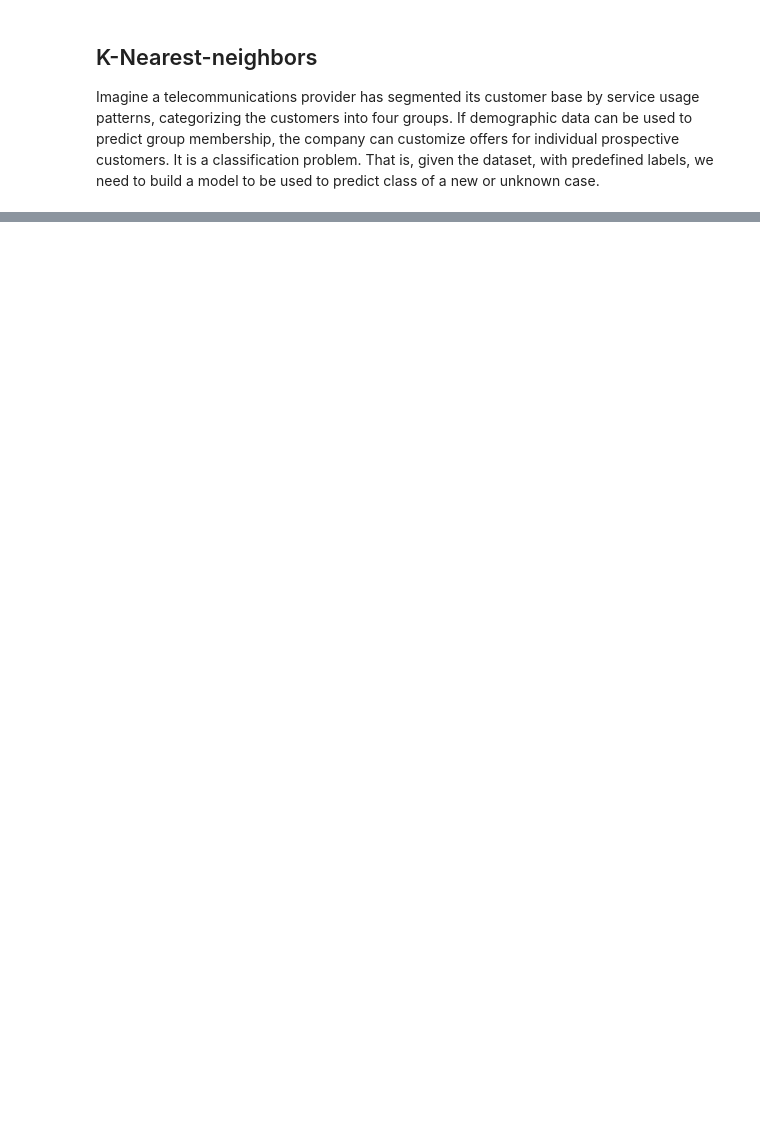
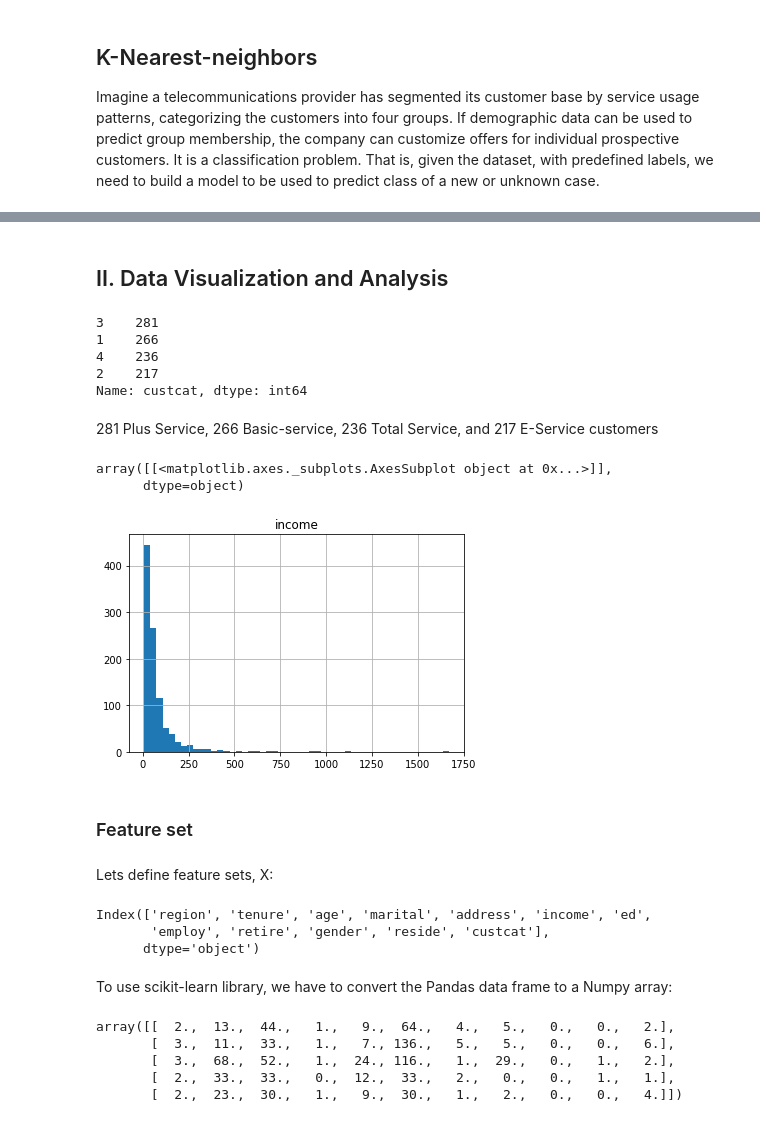
Before and after one commit to EnteringtheQuantumRealm/Clustering, a Jupyter notebook: Telco_Segmentations.ipynb, the cells around one changed output, grey strips where cells are left out. Drawn from its saved outputs; the diff is of its cells as text; code cells hidden in the pictures; blank space fills up the shorter version.

```diff
--- a/Telco_Segmentations.ipynb
+++ b/Telco_Segmentations.ipynb
@@ -26,0 +40,3 @@ Our objective is to build a classifier, to predict the class of unknown cases. W
+# %%
+df = pd.read_csv('teleCust1000t.csv')
+df.head()
@@ -26,0 +50,39 @@ Our objective is to build a classifier, to predict the class of unknown cases. W
+# %% [markdown]
+## II. Data Visualization and Analysis
+# %%
+df['custcat'].value_counts()
+# %% [output]
+3    281
+1    266
+4    236
+2    217
+Name: custcat, dtype: int64
+# %% [markdown]
+281 Plus Service, 266 Basic-service, 236 Total Service, and 217 E-Service customers
+# %%
+df.hist(column='income', bins=50)
+# %% [output]
+array([[<matplotlib.axes._subplots.AxesSubplot object at 0x...>]],
+      dtype=object)
+[figure, added]
+# %% [markdown]
+### Feature set
+# %% [markdown]
+Lets define feature sets, X:
+# %%
+df.columns
+# %% [output]
+Index(['region', 'tenure', 'age', 'marital', 'address', 'income', 'ed',
+       'employ', 'retire', 'gender', 'reside', 'custcat'],
+      dtype='object')
+# %% [markdown]
+To use scikit-learn library, we have to convert the Pandas data frame to a Numpy array:
+# %%
+X = df[['region', 'tenure','age', 'marital', 'address', 'income', 'ed', 'employ','retire', 'gender', 'reside']] .values #.astype(float)
+X[0:5]
+# %% [output]
+array([[  2.,  13.,  44.,   1.,   9.,  64.,   4.,   5.,   0.,   0.,   2.],
+       [  3.,  11.,  33.,   1.,   7., 136.,   5.,   5.,   0.,   0.,   6.],
+       [  3.,  68.,  52.,   1.,  24., 116.,   1.,  29.,   0.,   1.,   2.],
+       [  2.,  33.,  33.,   0.,  12.,  33.,   2.,   0.,   0.,   1.,   1.],
+       [  2.,  23.,  30.,   1.,   9.,  30.,   1.,   2.,   0.,   0.,   4.]])
```
Also changed, not shown: parts of 26 cells of this notebook.
